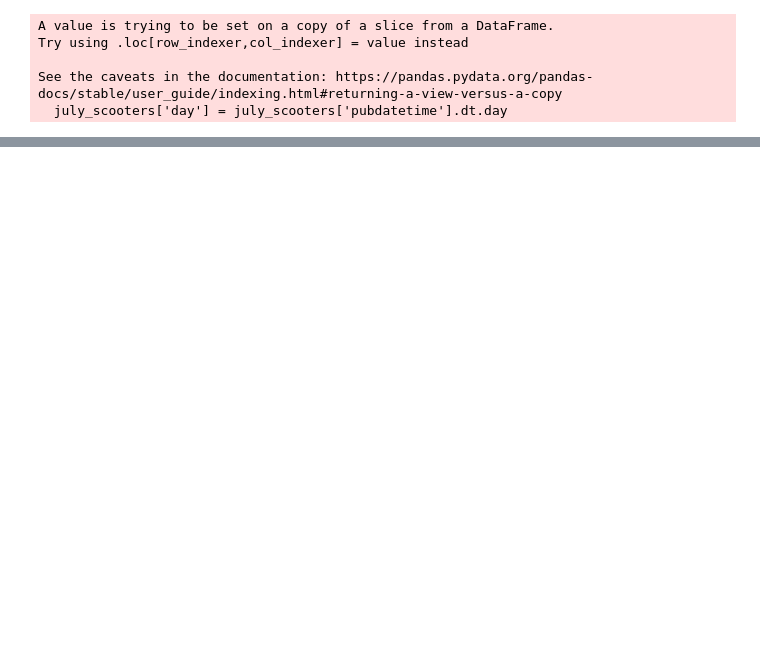
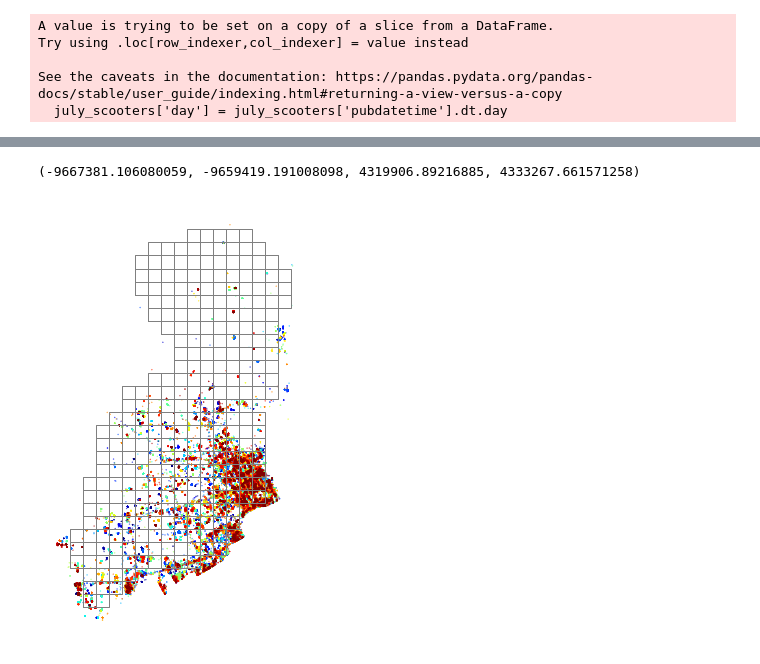
Before and after one commit to Quezadajl/nashville-scooters-project, a Jupyter notebook: notebooks/oct_23_explore.ipynb, the cells around one changed output, grey strips where cells are left out. Cells and saved outputs as stored; diff of their text form; code cells hidden in the pictures; blank space fills up the shorter version.

```diff
--- a/notebooks/oct_23_explore.ipynb
+++ b/notebooks/oct_23_explore.ipynb
@@ -49,0 +125,4 @@ july_scooters.tail()
+# %%
+scoots_in_zone5 = scooters_by_zone.loc[scooters_by_zone['ZONE_ID']==5]
+# %%
+scoots_in_zone5 = scoots_in_zone5[['pubdatetime','sumdid','geometry','day','ZONE_ID']]
@@ -49,0 +149,18 @@ july_scooters.tail()
+# %%
+
+xmin, ymin, xmax, ymax = scoots_in_zone5.total_bounds
+
+length = 400
+wide = 400
+
+cols = list(np.arange(xmin, xmax + wide, wide))
+rows = list(np.arange(ymin, ymax + length, length))
+
+polygons = []
+for x in cols[:-1]:
+    for y in rows[:-1]:
+        polygons.append(Polygon([(x,y), (x+wide, y), (x+wide, y+length), (x, y+length)]))
+
+cell = gpd.GeoDataFrame(polygons, columns=['geometry'],
+                                 crs=promise_zone.crs)
+grid.to_file("grid.shp")
@@ -49,0 +180,10 @@ july_scooters.tail()
+# %%
+zone_5_grid = gpd.sjoin( cell,polygon_zone_5, op = 'within')
+# %%
+ax = scoots_in_zone5.plot(markersize=.1, figsize=(12, 8), column='day', cmap='jet')
+
+zone_5_grid.plot(ax=ax, facecolor="none", edgecolor='grey')
+ax.axis("off")
+# %% [output]
+(-9667381.106080059, -9659419.191008098, 4319906.89216885, 4333267.661571258)
+[figure, added]
```
Also changed, not shown: parts of 27 cells of this notebook, 11 other files.
